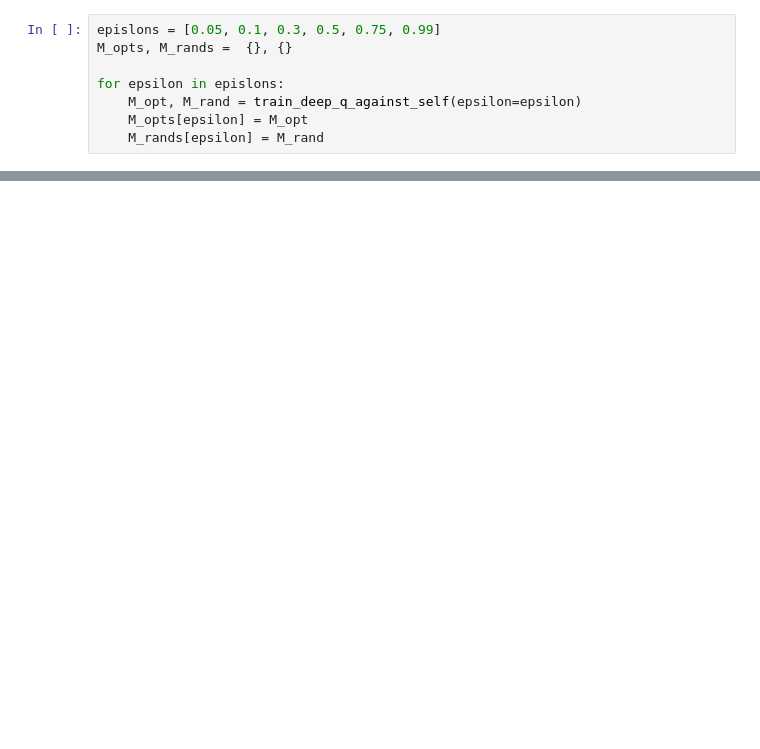
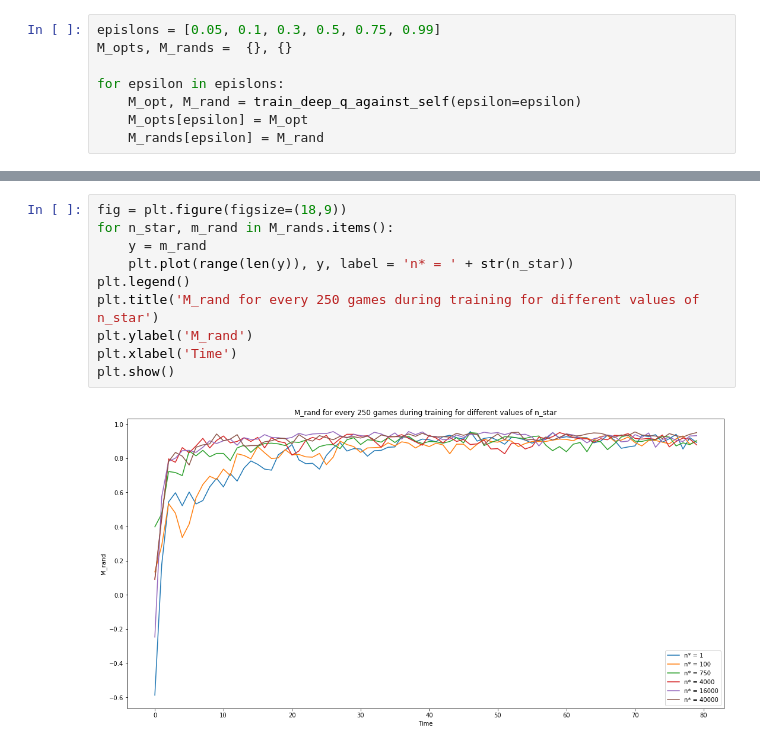
Before and after one commit to thurgarion2/tictactoe, a Jupyter notebook: tic_tac_toe.ipynb, the cells around one changed output, grey strips where cells are left out. Drawn from its saved outputs; the diff is of its cells as text; blank space fills up the shorter version.

```diff
--- a/tic_tac_toe.ipynb
+++ b/tic_tac_toe.ipynb
@@ -1633,0 +1706,12 @@ plt.show()
+# %%
+fig = plt.figure(figsize=(18,9))
+for n_star, m_rand in M_rands.items():
+    y = m_rand
+    plt.plot(range(len(y)), y, label = 'n* = ' + str(n_star))
+plt.legend()
+plt.title('M_rand for every 250 games during training for different values of n_star')
+plt.ylabel('M_rand')
+plt.xlabel('Time')
+plt.show()
+# %% [output]
+[figure, added]
```
Also changed, not shown: parts of 12 cells of this notebook, 2 other files.
